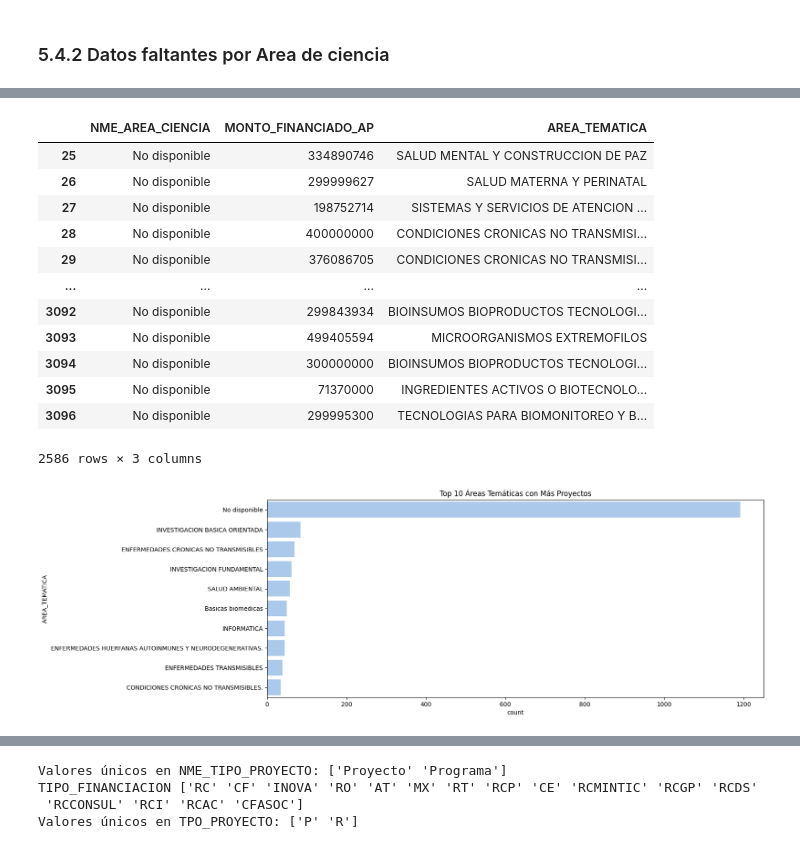
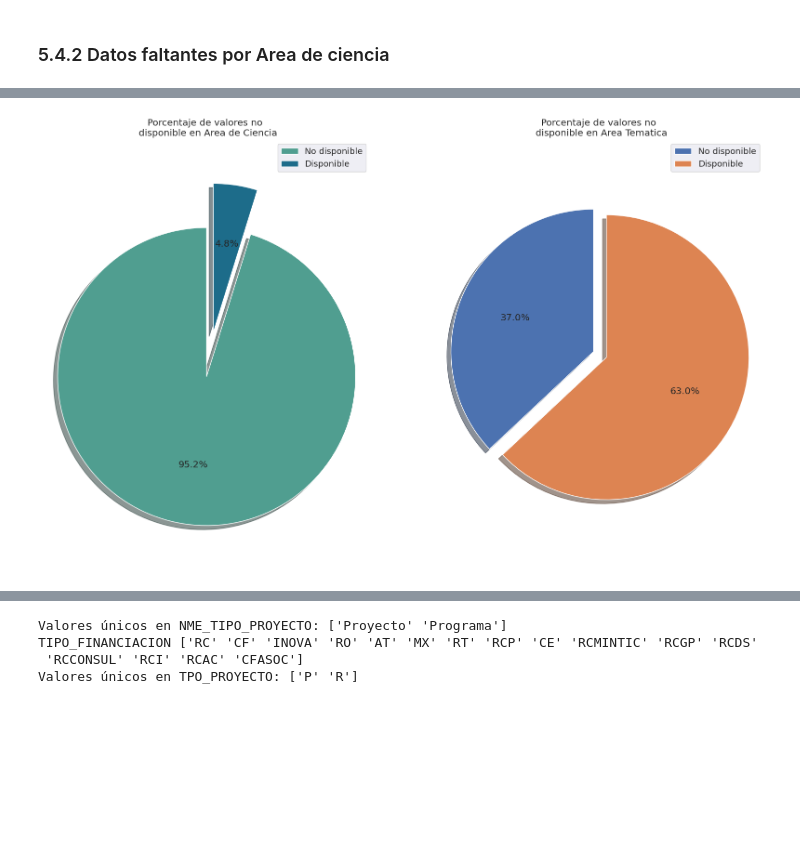
Before and after one commit to Diazbj/ProyectoAnalisisDeDatos, a Jupyter notebook: ProyectoAD.ipynb, the cells around one changed output, grey strips where cells are left out. Drawn from its saved outputs; the diff is of its cells as text; code cells hidden in the pictures; blank space fills up the shorter version.

```diff
--- a/ProyectoAD.ipynb
+++ b/ProyectoAD.ipynb
@@ -428,28 +411,29 @@ plt.show()
-# %%
-nuevo_df = dfLimpieza.loc[:, ['NME_AREA_CIENCIA', 'MONTO_FINANCIADO_AP', 'AREA_TEMATICA']]
-nuevo_df
-# %% [output]
-|  | NME_AREA_CIENCIA | MONTO_FINANCIADO_AP | AREA_TEMATICA |
-| 25 | No disponible | 334890746 | SALUD MENTAL Y CONSTRUCCION DE PAZ |
-| 26 | No disponible | 299999627 | SALUD MATERNA Y PERINATAL |
-| 27 | No disponible | 198752714 | SISTEMAS Y SERVICIOS DE ATENCION ... |
-| 28 | No disponible | 400000000 | CONDICIONES CRONICAS NO TRANSMISI... |
-| 29 | No disponible | 376086705 | CONDICIONES CRONICAS NO TRANSMISI... |
-| ... | ... | ... | ... |
-| 3092 | No disponible | 299843934 | BIOINSUMOS BIOPRODUCTOS TECNOLOGI... |
-| 3093 | No disponible | 499405594 | MICROORGANISMOS EXTREMOFILOS |
-| 3094 | No disponible | 300000000 | BIOINSUMOS BIOPRODUCTOS TECNOLOGI... |
-| 3095 | No disponible | 71370000 | INGREDIENTES ACTIVOS O BIOTECNOLO... |
-| 3096 | No disponible | 299995300 | TECNOLOGIAS PARA BIOMONITOREO Y B... |
-2586 rows × 3 columns
-# %%
-plt.figure(figsize=(15, 6))
-sns.countplot(y='AREA_TEMATICA',
-              data=dfLimpieza,
-              order=dfLimpieza['AREA_TEMATICA'].value_counts().iloc[:10].index)
-plt.title('Top 10 Áreas Temáticas con Más Proyectos')
-plt.show()
-# %% [output]
-[figure, removed]
+# %%
+valoresFaltantesCiencia=dfSinAtipicos[dfSinAtipicos['NME_AREA_CIENCIA']=='No disponible']
+cantidadFCiencia=valoresFaltantesCiencia['NME_AREA_CIENCIA'].value_counts()['No disponible']
+cantidadTotalCiencia=len(dfSinAtipicos)
+porcentCiencia=(cantidadFCiencia*100)/cantidadTotalCiencia
+
+valoresFaltantesTematica=dfSinAtipicos[dfSinAtipicos['AREA_TEMATICA']=='No disponible']
+cantidadFTematica=valoresFaltantesTematica['AREA_TEMATICA'].value_counts()['No disponible']
+cantidadTotalTematica=len(dfSinAtipicos)
+porcentTematica=(cantidadFTematica*100)/cantidadTotalTematica
+# %%
+plt.figure(figsize=(20, 12))
+plt.subplot(1,2,1)
+plt.pie([cantidadFCiencia, cantidadTotalCiencia - cantidadFCiencia], labels=['No disponible', 'Disponible'], autopct='%1.1f%%', startangle=90,explode = (0.3, 0),shadow=True,colors=sns.color_palette("crest", n_colors=2), labeldistance=None)
+plt.title('Porcentaje de valores no \n disponible en Area de Ciencia')
+plt.axis('equal')
+plt.legend()
+
+plt.subplot(1,2,2)
+plt.pie([cantidadFTematica, cantidadTotalTematica - cantidadFTematica], labels=['No disponible', 'Disponible'], autopct='%1.1f%%', startangle=90,explode = (0.1, 0),shadow=True,colors=sns.color_palette("deep", n_colors=2), labeldistance=None)
+plt.title('Porcentaje de valores no \n disponible en Area Tematica')
+plt.axis('equal')
+plt.legend()
+
+plt.show()
+# %% [output]
+[figure, added]
 # %%
 # %% [output]
```
Also changed, not shown: parts of 26 cells of this notebook.
